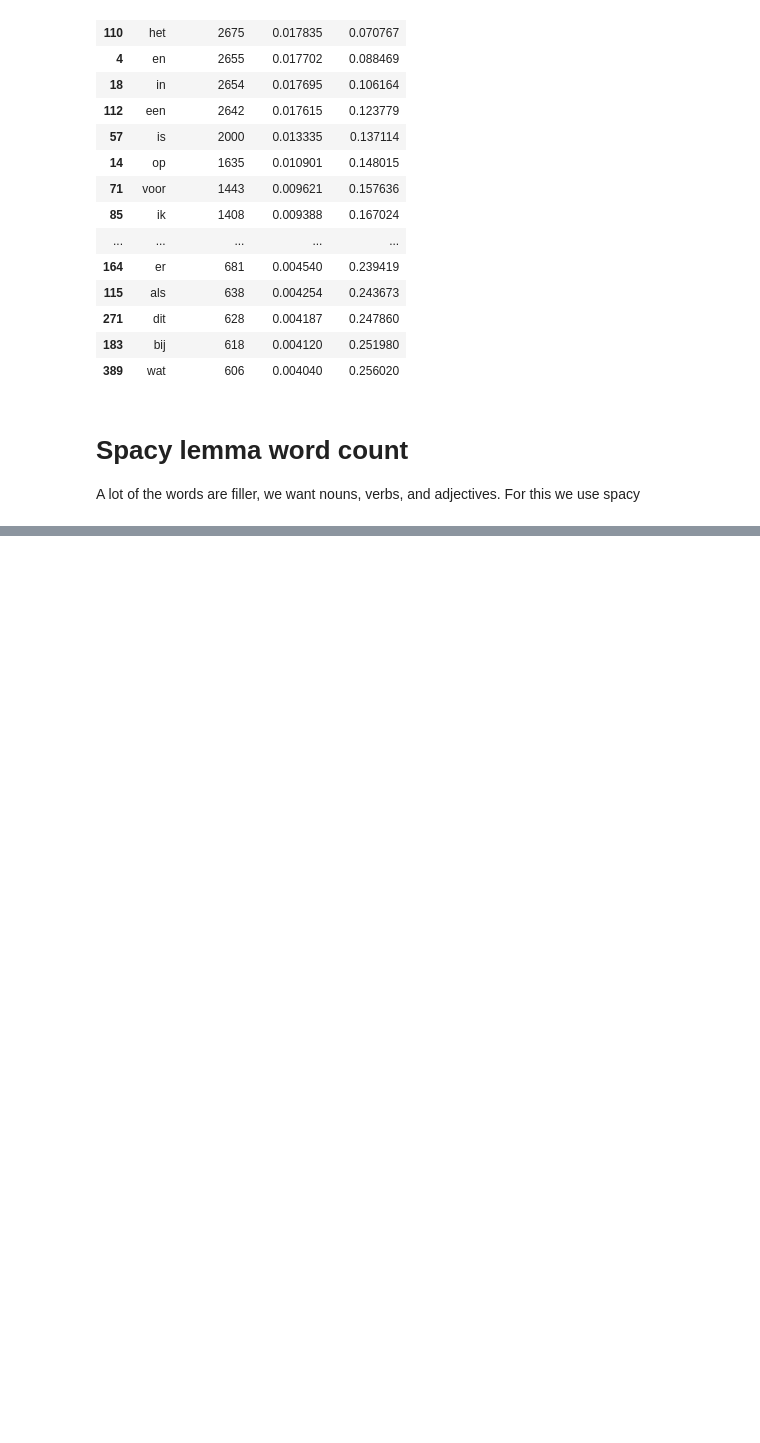
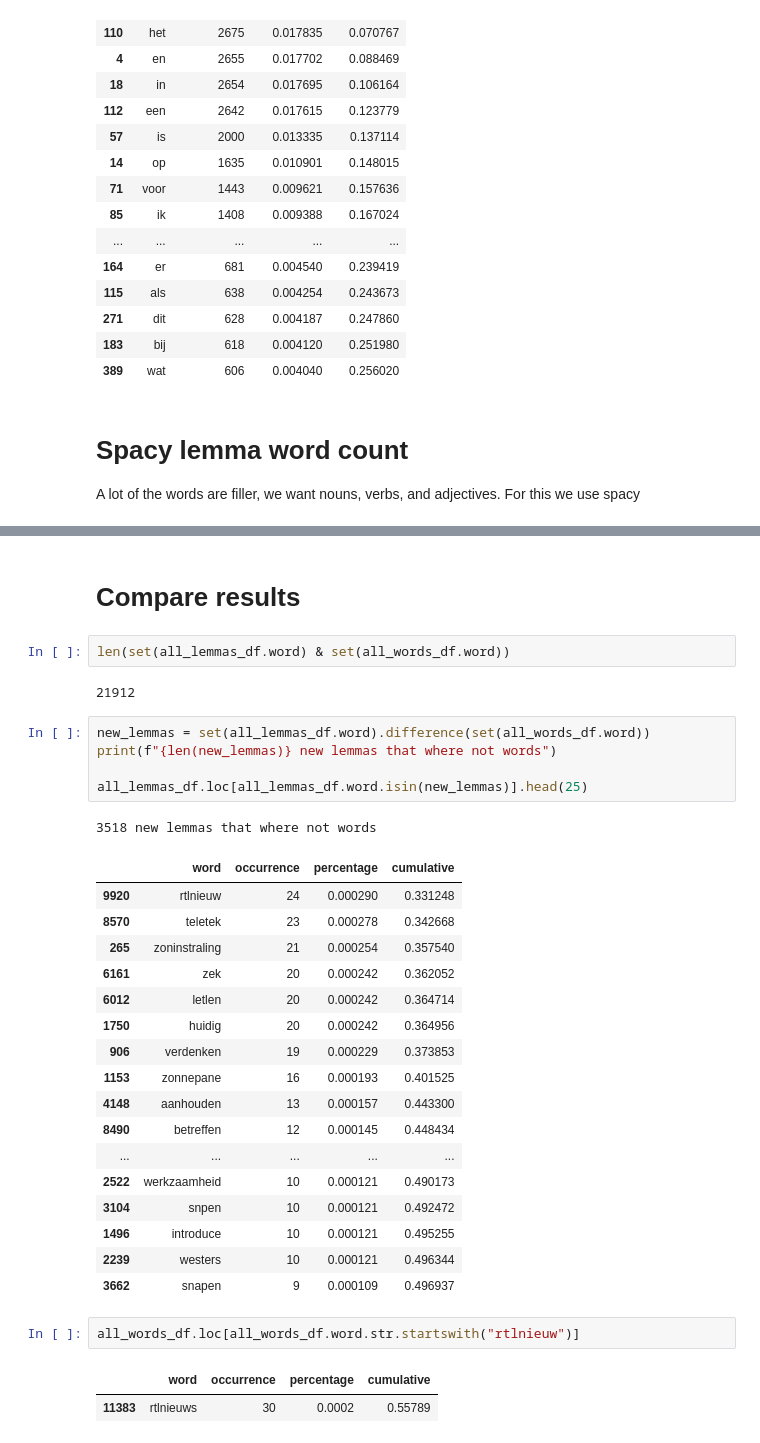
Before and after one commit to wagenrace/twitter-word-trends-NL, a Jupyter notebook: scrape_twitter/word_count.ipynb, the cells around one changed output, grey strips where cells are left out. Cells and saved outputs as stored; diff of their text form; blank space fills up the shorter version.

```diff
--- a/scrape_twitter/word_count.ipynb
+++ b/scrape_twitter/word_count.ipynb
@@ -146,0 +182,35 @@ all_lemmas_df.head(n=25)
+# %% [markdown]
+# Compare results
+# %%
+len(set(all_lemmas_df.word) & set(all_words_df.word))
+# %% [output]
+21912
+# %%
+new_lemmas = set(all_lemmas_df.word).difference(set(all_words_df.word))
+print(f"{len(new_lemmas)} new lemmas that where not words")
+
+all_lemmas_df.loc[all_lemmas_df.word.isin(new_lemmas)].head(25)
+# %% [output]
+3518 new lemmas that where not words
+|  | word | occurrence | percentage | cumulative |
+| 9920 | rtlnieuw | 24 | 0.000290 | 0.331248 |
+| 8570 | teletek | 23 | 0.000278 | 0.342668 |
+| 265 | zoninstraling | 21 | 0.000254 | 0.357540 |
+| 6161 | zek | 20 | 0.000242 | 0.362052 |
+| 6012 | letlen | 20 | 0.000242 | 0.364714 |
+| 1750 | huidig | 20 | 0.000242 | 0.364956 |
+| 906 | verdenken | 19 | 0.000229 | 0.373853 |
+| 1153 | zonnepane | 16 | 0.000193 | 0.401525 |
+| 4148 | aanhouden | 13 | 0.000157 | 0.443300 |
+| 8490 | betreffen | 12 | 0.000145 | 0.448434 |
+| ... | ... | ... | ... | ... |
+| 2522 | werkzaamheid | 10 | 0.000121 | 0.490173 |
+| 3104 | snpen | 10 | 0.000121 | 0.492472 |
+| 1496 | introduce | 10 | 0.000121 | 0.495255 |
+| 2239 | westers | 10 | 0.000121 | 0.496344 |
+| 3662 | snapen | 9 | 0.000109 | 0.496937 |
+# %%
+all_words_df.loc[all_words_df.word.str.startswith("rtlnieuw")]
+# %% [output]
+|  | word | occurrence | percentage | cumulative |
+| 11383 | rtlnieuws | 30 | 0.0002 | 0.55789 |
```
Also changed, not shown: parts of 7 cells of this notebook, 1 other file.
